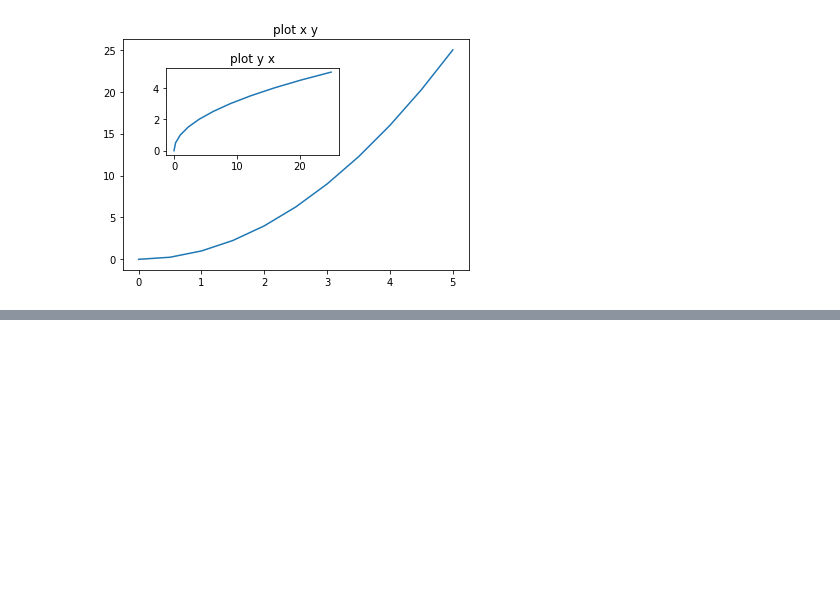
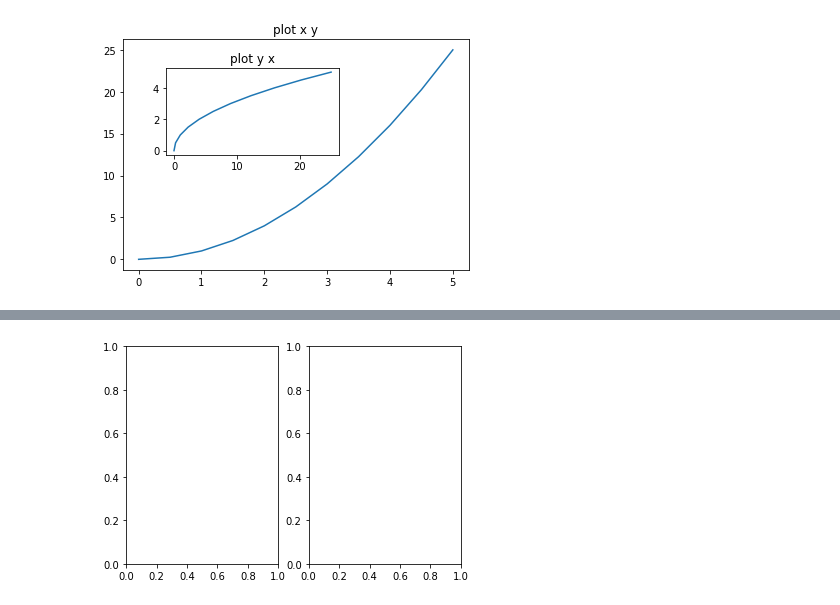
Before and after one commit to sigitp-git/miscell-pydsml, a Jupyter notebook: MatPlotLib/MatPlotLib-basics.ipynb, the cells around one changed output, grey strips where cells are left out. Saved outputs shown, nothing was run; the diff lists cells and outputs as text; code cells hidden in the pictures; blank space fills up the shorter version.

```diff
--- a/MatPlotLib/MatPlotLib-basics.ipynb
+++ b/MatPlotLib/MatPlotLib-basics.ipynb
@@ -142,0 +160,4 @@ Text(0.5, 1.0, 'plot y x')
+# %%
+fig,axes = plt.subplots(nrows = 1, ncols = 2)
+# %% [output]
+[figure, added]
```
Also changed, not shown: parts of 7 cells of this notebook.
